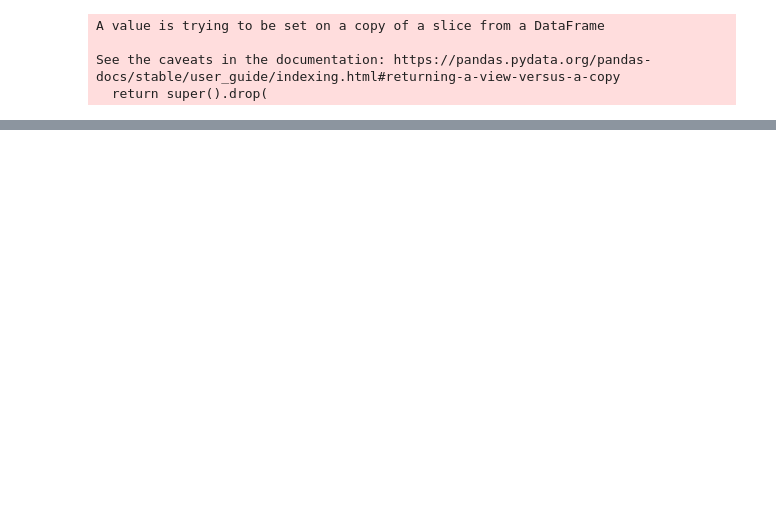
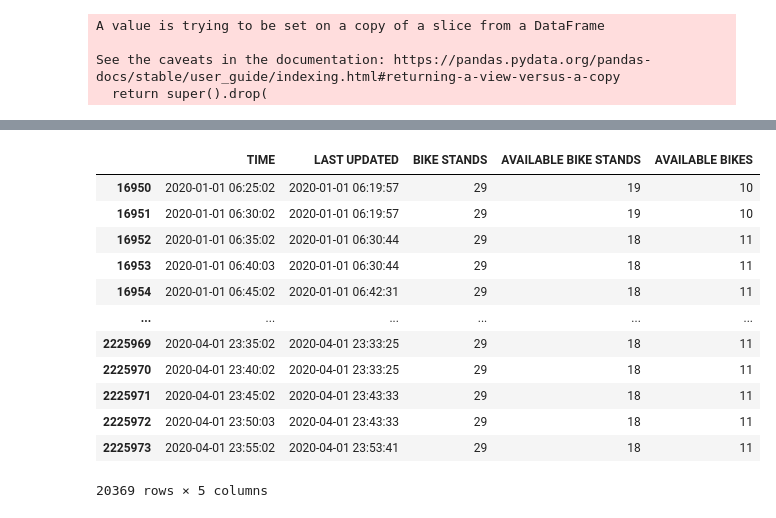
Before and after one commit to daltHub/Final-Assignment, a Jupyter notebook: station_selection.ipynb, the cells around one changed output, grey strips where cells are left out. Saved outputs shown, nothing was run; the diff lists cells and outputs as text; code cells hidden in the pictures; blank space fills up the shorter version.

```diff
--- a/station_selection.ipynb
+++ b/station_selection.ipynb
@@ -67,3 +65,19 @@ See the caveats in the documentation: https://pandas.pydata.org/pandas-docs/stab
+# %%
+df2
+# %% [output]
+|  | TIME | LAST UPDATED | BIKE STANDS | AVAILABLE BIKE STANDS | AVAILABLE BIKES |
+| 16950 | 2020-01-01 06:25:02 | 2020-01-01 06:19:57 | 29 | 19 | 10 |
+| 16951 | 2020-01-01 06:30:02 | 2020-01-01 06:19:57 | 29 | 19 | 10 |
+| 16952 | 2020-01-01 06:35:02 | 2020-01-01 06:30:44 | 29 | 18 | 11 |
+| 16953 | 2020-01-01 06:40:03 | 2020-01-01 06:30:44 | 29 | 18 | 11 |
+| 16954 | 2020-01-01 06:45:02 | 2020-01-01 06:42:31 | 29 | 18 | 11 |
+| ... | ... | ... | ... | ... | ... |
+| 2225969 | 2020-04-01 23:35:02 | 2020-04-01 23:33:25 | 29 | 18 | 11 |
+| 2225970 | 2020-04-01 23:40:02 | 2020-04-01 23:33:25 | 29 | 18 | 11 |
+| 2225971 | 2020-04-01 23:45:02 | 2020-04-01 23:43:33 | 29 | 18 | 11 |
+| 2225972 | 2020-04-01 23:50:03 | 2020-04-01 23:43:33 | 29 | 18 | 11 |
+| 2225973 | 2020-04-01 23:55:02 | 2020-04-01 23:53:41 | 29 | 18 | 11 |
+20369 rows × 5 columns
 # %%
 # time =  df1['TIME'].tolist()
 # time = range(0,len(time))
```
Also changed, not shown: parts of 5 cells of this notebook, 1 other file.
